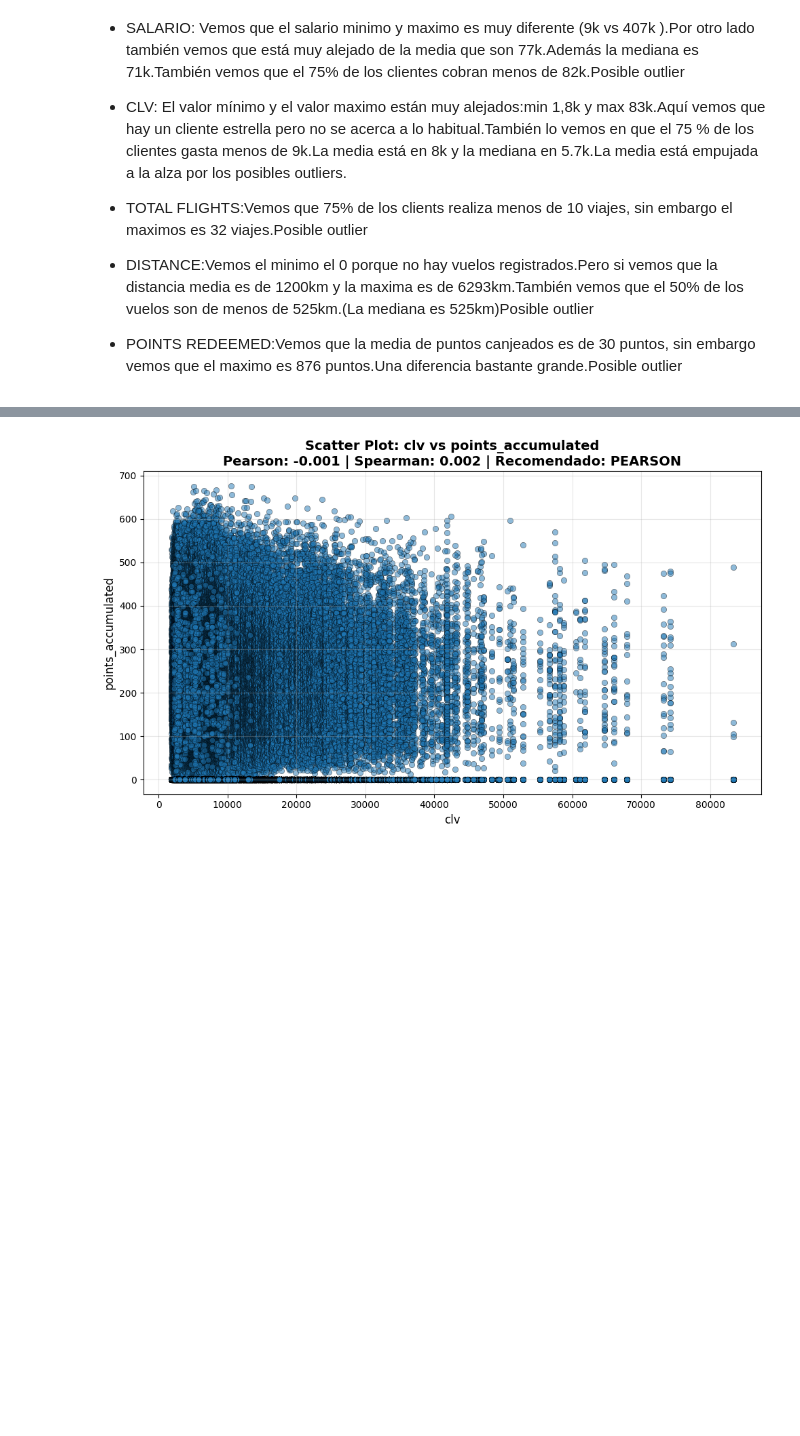
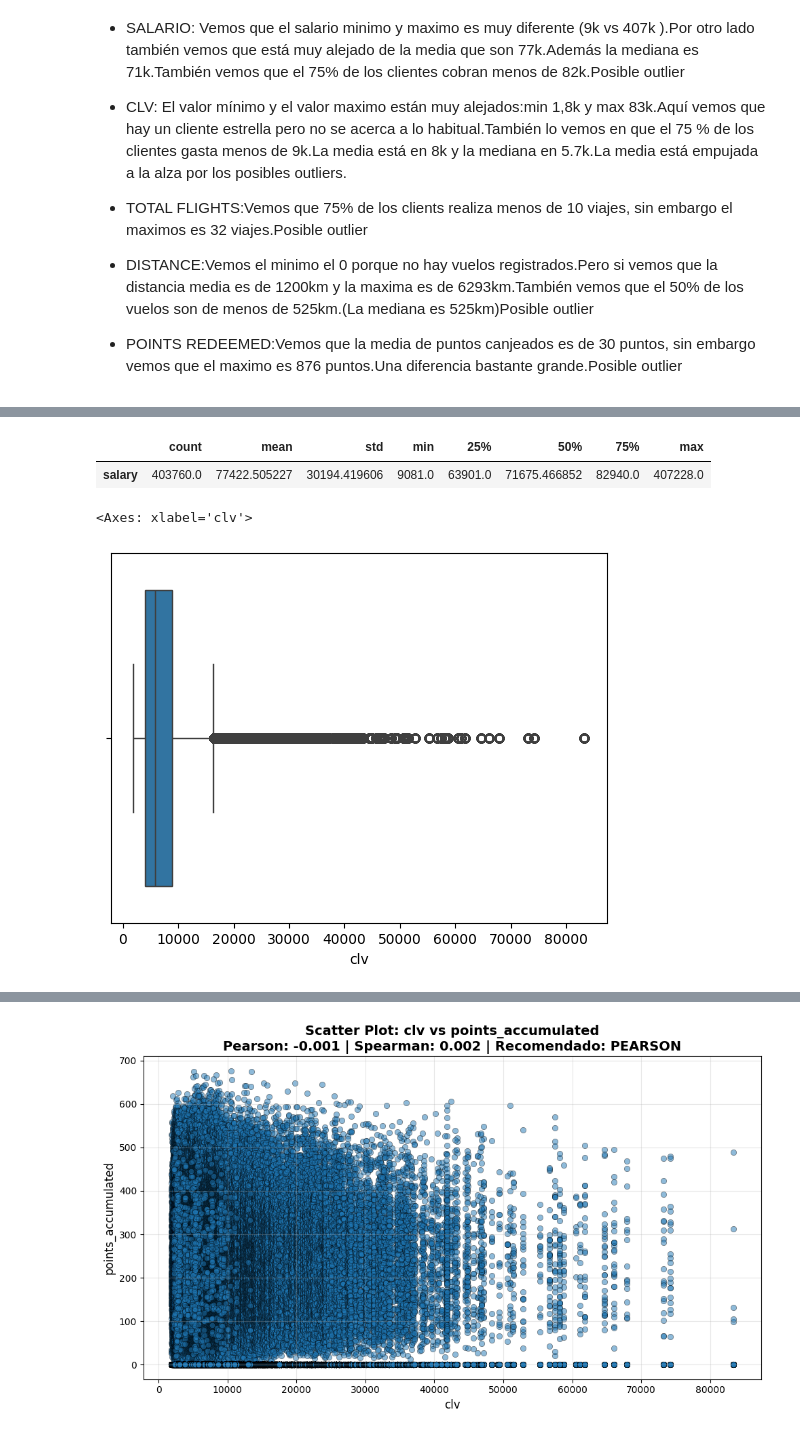
Before and after one commit to Adalab/bda-modulo-3-evaluacion-final-jesgonza2026, a Jupyter notebook: fase_2_evaluacion_final_jesica.ipynb, the cells around one changed output, grey strips where cells are left out. Drawn from its saved outputs; the diff is of its cells as text; code cells hidden in the pictures; blank space fills up the shorter version.

```diff
--- a/fase_2_evaluacion_final_jesica.ipynb
+++ b/fase_2_evaluacion_final_jesica.ipynb
@@ -54,0 +71,10 @@ Analizamos las variables más relvantes:
+# %%
+df_final[["salary"]].describe().T
+# %% [output]
+|  | count | mean | std | min | 25% | 50% | 75% | max |
+| salary | 403760.0 | 77422.505227 | 30194.419606 | 9081.0 | 63901.0 | 71675.466852 | 82940.0 | 407228.0 |
+# %%
+sns.boxplot(data=df_final, x="clv")
+# %% [output]
+<Axes: xlabel='clv'>
+[figure, added]
```
Also changed, not shown: parts of 10 cells of this notebook.
